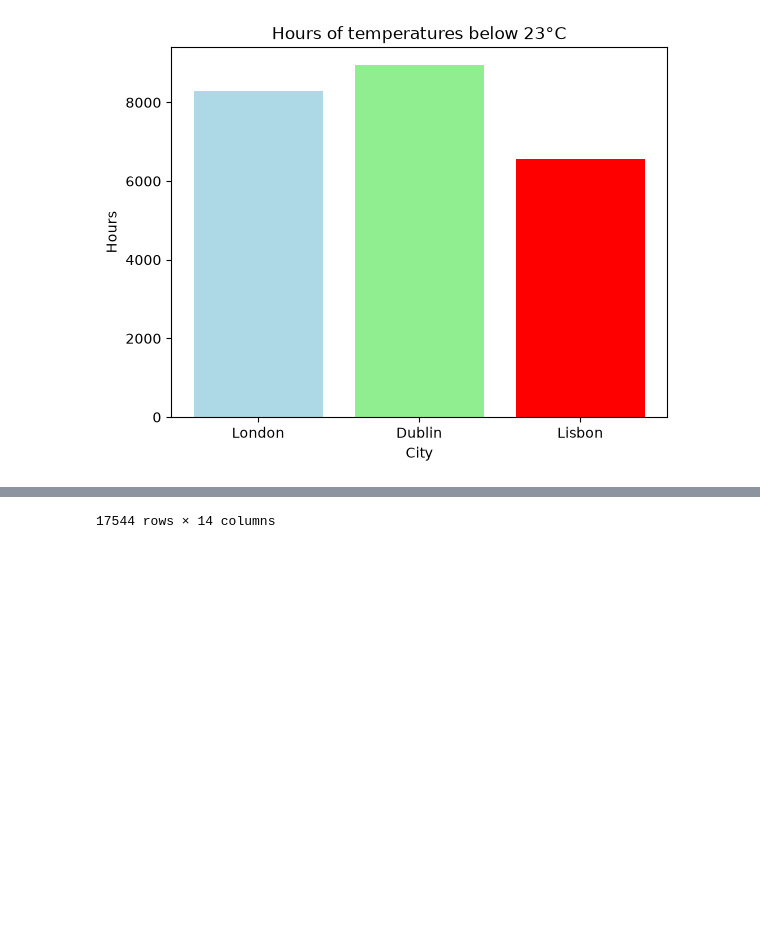
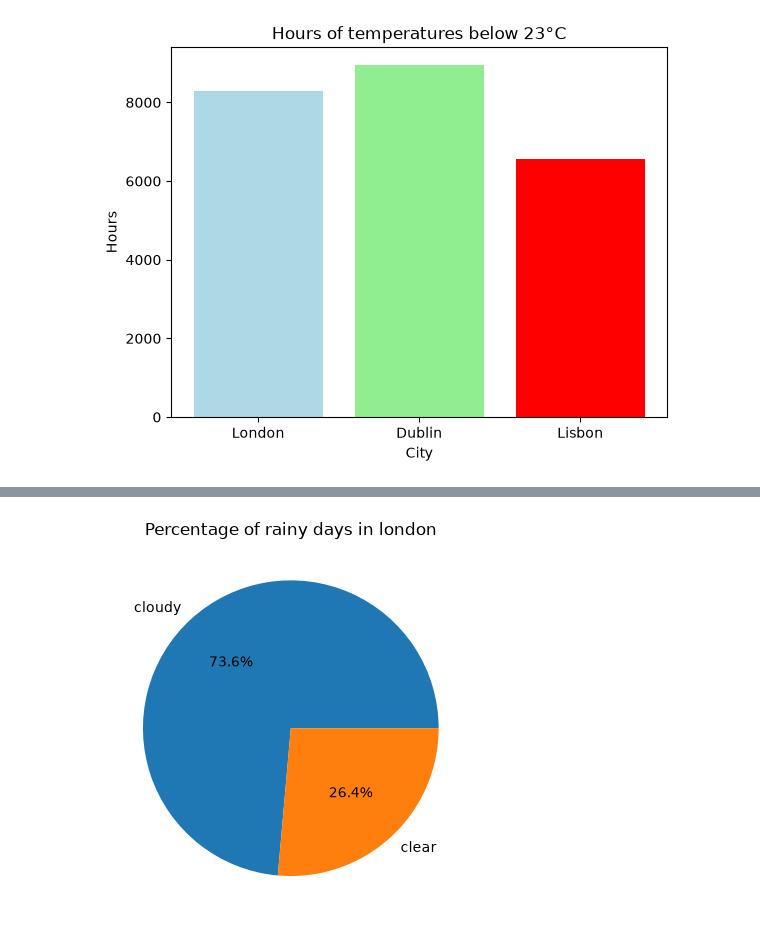
Before and after one commit to blairSmcc03/SCD_Online_Work_Experience, a Jupyter notebook: SolarPowerSuitability.ipynb, the cells around one changed output, grey strips where cells are left out. Drawn from its saved outputs; the diff is of its cells as text; code cells hidden in the pictures; blank space fills up the shorter version.

Commit message:
Created function to generate pie charts on cloud data and used it to generate cloud pie charts for the 3 cities!

```diff
--- a/SolarPowerSuitability.ipynb
+++ b/SolarPowerSuitability.ipynb
@@ -150,8 +150,30 @@ plt.show()
 # %% [output]
 [figure]
 # %%
-#Percentage clear days in London
-# Get London data
+#Pie chart for clear and cloudy days
+data["date"] = data["time"].dt.date
+
+#Get data for each city
 london = data[data["location_id"] == 0].copy()
-london["Date"] = london["time"].dt.date
+dublin = data[data["location_id"] == 1].copy()
+lisbon = data[data["location_id"] == 2].copy()
+
+def generate_cloudy_pie(city, cityName):
+    daily_means = city.groupby("date")["cloud_cover (%)"].mean()
+    total_days = len(daily_means)
+    cloudy_days = len(daily_means[daily_means > 50])
+
+    percentage_cloudy = (cloudy_days/total_days)*100
+    percentage_clear = 100 - percentage_cloudy
+
+    labels = ["cloudy","clear"]
+
+    plt.pie([percentage_cloudy, percentage_clear], labels=labels, autopct='%1.1f%%')
+
+    plt.title(f"Percentage of rainy days in {cityName}")
+    plt.show()
+
+
+
+generate_cloudy_pie(london,"london")
 # %% [output]
@@ -170 +180 @@ london["Date"] = london["time"].dt.date
-17544 rows × 14 columns
+[figure, added]
```
Also changed, not shown: parts of 1 cell of this notebook.
